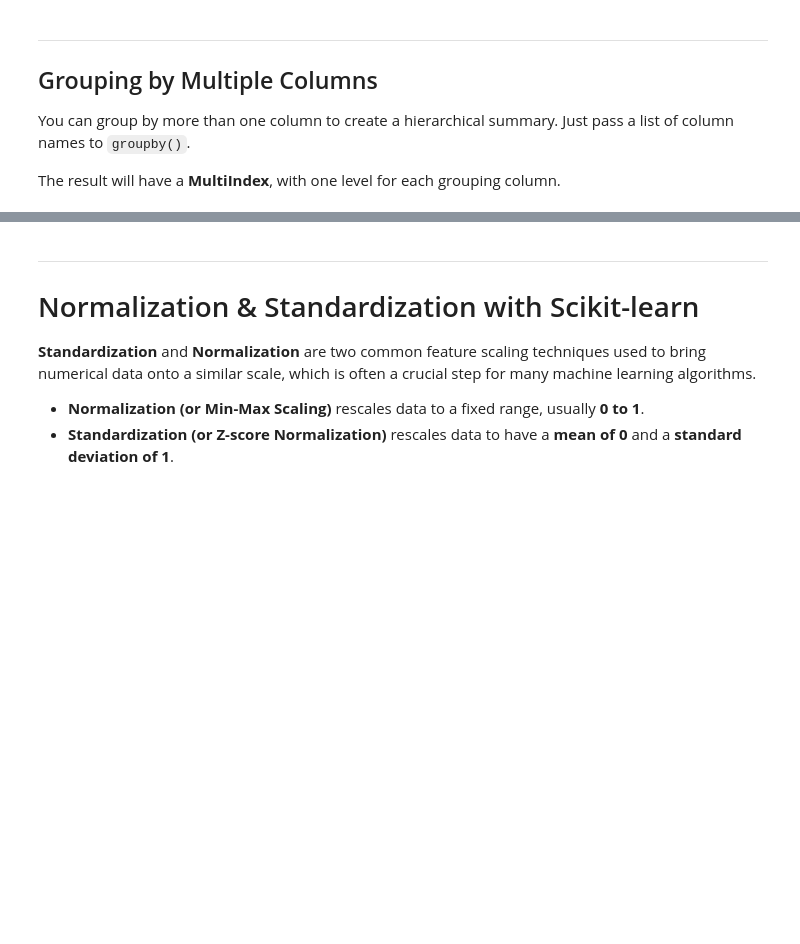
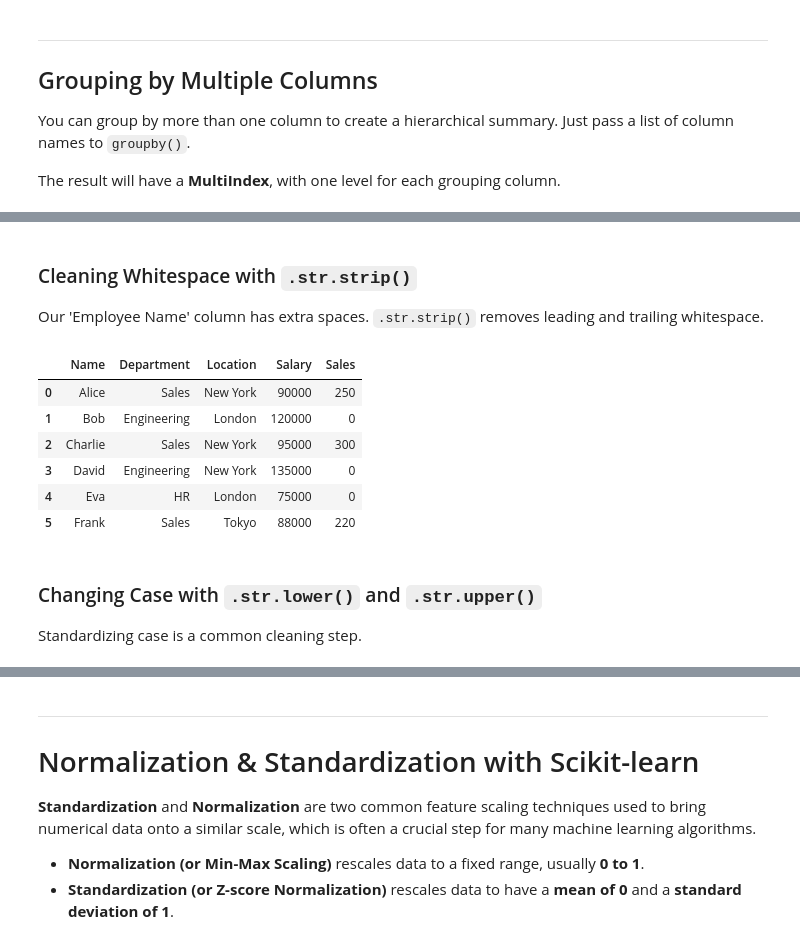
Before and after one commit to lnittala1-ops/BAN482, a Jupyter notebook: BAN482_Data_Wrangling.ipynb, the cells around one changed output, grey strips where cells are left out. Saved outputs shown, nothing was run; the diff lists cells and outputs as text; code cells hidden in the pictures; blank space fills up the shorter version.

```diff
--- a/BAN482_Data_Wrangling.ipynb
+++ b/BAN482_Data_Wrangling.ipynb
@@ -519,0 +604,19 @@ multi_group_summary
+# %% [markdown]
+### Cleaning Whitespace with `.str.strip()`
+
+Our 'Employee Name' column has extra spaces. `.str.strip()` removes leading and trailing whitespace.
+# %%
+df['Name'] = df['Name'].str.strip()
+df
+# %% [output]
+|  | Name | Department | Location | Salary | Sales |
+| 0 | Alice | Sales | New York | 90000 | 250 |
+| 1 | Bob | Engineering | London | 120000 | 0 |
+| 2 | Charlie | Sales | New York | 95000 | 300 |
+| 3 | David | Engineering | New York | 135000 | 0 |
+| 4 | Eva | HR | London | 75000 | 0 |
+| 5 | Frank | Sales | Tokyo | 88000 | 220 |
+# %% [markdown]
+### Changing Case with `.str.lower()` and `.str.upper()`
+
+Standardizing case is a common cleaning step.
```
Also changed, not shown: parts of 40 cells of this notebook.
